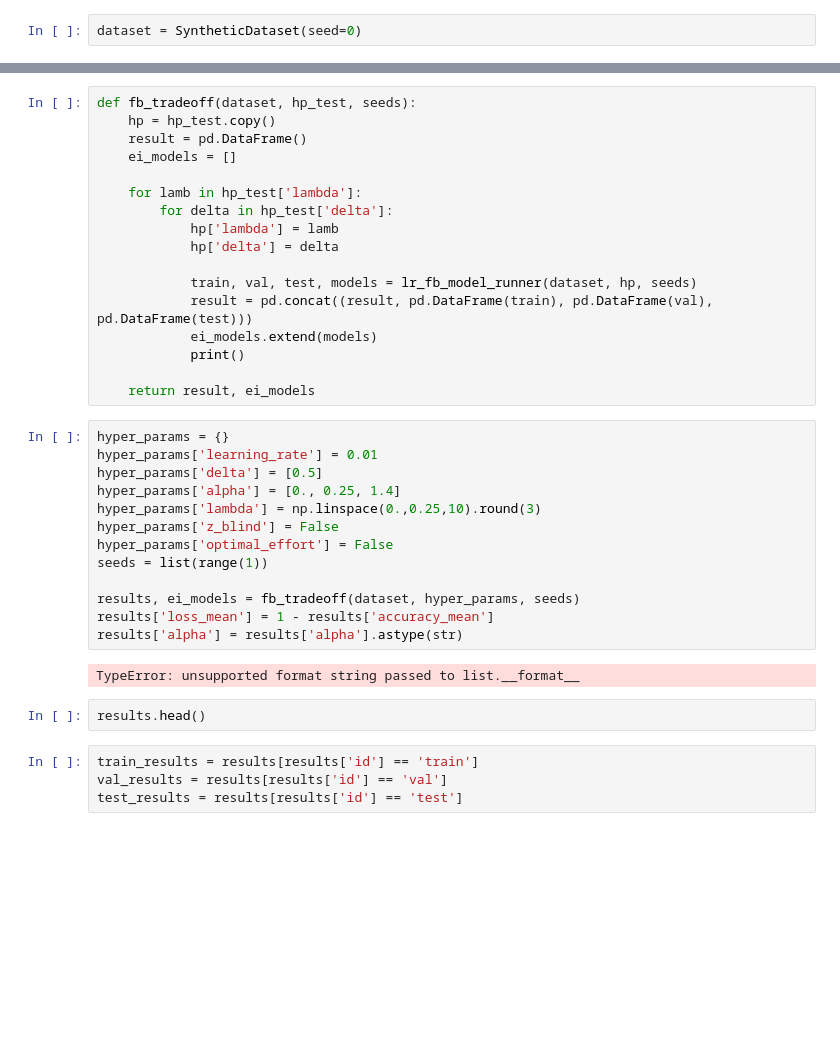
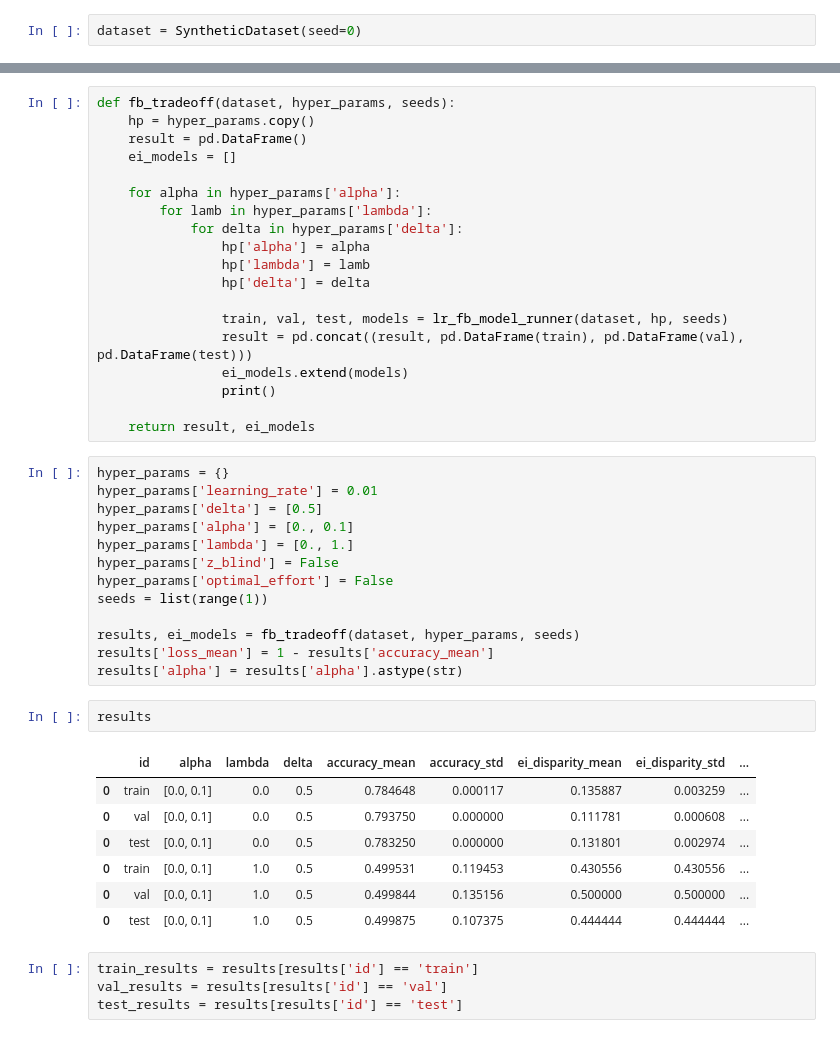
Before and after one commit to kshitij-kayastha/EqualImprovability, a Jupyter notebook: src/test.ipynb, the cells around one changed output, grey strips where cells are left out. Cells and saved outputs as stored; diff of their text form; blank space fills up the shorter version.

Commit message:
Updated ei_model

```diff
--- a/src/test.ipynb
+++ b/src/test.ipynb
@@ -82,27 +97,29 @@ def lr_fb_model_runner(dataset, hp, seeds):
     return res_train, res_val, res_test, ei_models
 # %%
-def fb_tradeoff(dataset, hp_test, seeds):
-    hp = hp_test.copy()
+def fb_tradeoff(dataset, hyper_params, seeds):
+    hp = hyper_params.copy()
     result = pd.DataFrame()
     ei_models = []
 
-    for lamb in hp_test['lambda']:
-        for delta in hp_test['delta']:
-            hp['lambda'] = lamb
-            hp['delta'] = delta
+    for alpha in hyper_params['alpha']:
+        for lamb in hyper_params['lambda']:
+            for delta in hyper_params['delta']:
+                hp['alpha'] = alpha
+                hp['lambda'] = lamb
+                hp['delta'] = delta
 
-            train, val, test, models = lr_fb_model_runner(dataset, hp, seeds)
-            result = pd.concat((result, pd.DataFrame(train), pd.DataFrame(val), pd.DataFrame(test)))
-            ei_models.extend(models)
-            print()
+                train, val, test, models = lr_fb_model_runner(dataset, hp, seeds)
+                result = pd.concat((result, pd.DataFrame(train), pd.DataFrame(val), pd.DataFrame(test)))
+                ei_models.extend(models)
+                print()
 
     return result, ei_models
 # %%
 hyper_params = {}
 hyper_params['learning_rate'] = 0.01
 hyper_params['delta'] = [0.5]
-hyper_params['alpha'] = [0., 0.25, 1.4]
-hyper_params['lambda'] = np.linspace(0.,0.25,10).round(3)
+hyper_params['alpha'] = [0., 0.1]
+hyper_params['lambda'] = [0., 1.]
 hyper_params['z_blind'] = False
 hyper_params['optimal_effort'] = False
 seeds = list(range(1))
@@ -110,10 +127,16 @@ seeds = list(range(1))
 results, ei_models = fb_tradeoff(dataset, hyper_params, seeds)
 results['loss_mean'] = 1 - results['accuracy_mean']
 results['alpha'] = results['alpha'].astype(str)
-# %% [output]
-TypeError: unsupported format string passed to list.__format__
 # %%
-results.head()
+results
+# %% [output]
+|  | id | alpha | lambda | delta | accuracy_mean | accuracy_std | ei_disparity_mean | ei_disparity_std | ... |
+| 0 | train | [0.0, 0.1] | 0.0 | 0.5 | 0.784648 | 0.000117 | 0.135887 | 0.003259 | ... |
+| 0 | val | [0.0, 0.1] | 0.0 | 0.5 | 0.793750 | 0.000000 | 0.111781 | 0.000608 | ... |
+| 0 | test | [0.0, 0.1] | 0.0 | 0.5 | 0.783250 | 0.000000 | 0.131801 | 0.002974 | ... |
+| 0 | train | [0.0, 0.1] | 1.0 | 0.5 | 0.499531 | 0.119453 | 0.430556 | 0.430556 | ... |
+| 0 | val | [0.0, 0.1] | 1.0 | 0.5 | 0.499844 | 0.135156 | 0.500000 | 0.500000 | ... |
+| 0 | test | [0.0, 0.1] | 1.0 | 0.5 | 0.499875 | 0.107375 | 0.444444 | 0.444444 | ... |
 # %%
 train_results = results[results['id'] == 'train']
 val_results = results[results['id'] == 'val']
```
Also changed, not shown: parts of 3 cells of this notebook, 4 other files.
